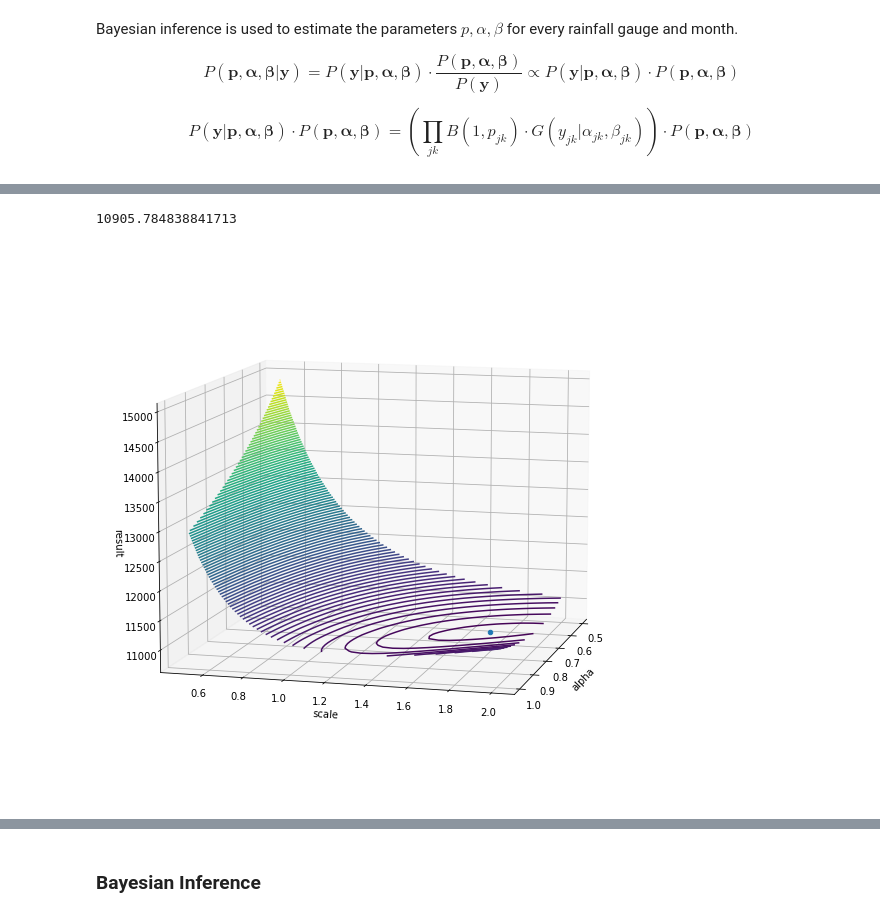
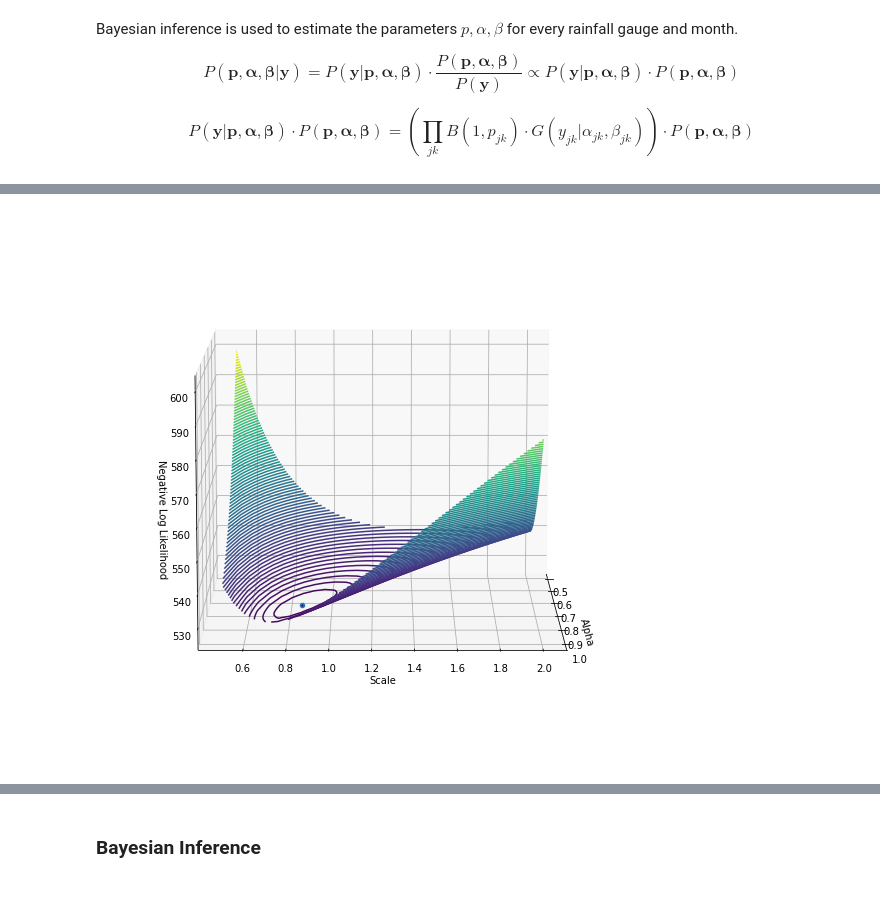
Before and after one commit to Jez-Carter/Bias_Correction, a Jupyter notebook: BC_Method_Development.ipynb, the cells around one changed output, grey strips where cells are left out. Cells and saved outputs as stored; diff of their text form; code cells hidden in the pictures.

Commit message:
MCMC Part Working on Multiple Sites

```diff
--- a/BC_Method_Development.ipynb
+++ b/BC_Method_Development.ipynb
@@ -253,0 +102,4 @@ data = metum_cube[:,50,50].data * 10**5 # Note I found that for some reason the
+# %%
+data = np.load(
+    "data/single_site_jan_precip.npy"
+)  # This is 38 years of daily data for January
@@ -265,16 +136,21 @@ MLE therefore involves minimising: $-\sum_{i} Log(B(1,p)\cdot G(y_{i}|\alpha,\be
 # %%
 # Defining the function to minimise:
 
+
 def negloglikelihoodsum(params):
-    p,a,scale = params[0],params[1],params[2]
+    p, alpha, scale = (
+        params[0],
+        params[1],
+        params[2],
+    )  # Note scale is 1/Beta and is the parameter used in the scipy.stats.gamma function instead of beta
 
-    BGs = []
+    BGs = []  # Array to fill with Bernoulli-Gamma values for each y_i in the data
 
     for yi in data:
         if yi == 0:
-            BG = 1-p
+            BG = 1 - p
         else:
-            BG = p*stats.gamma.pdf(yi, a=a,loc=0, scale=scale)
+            BG = p * stats.gamma.pdf(yi, a=alpha, loc=0, scale=scale)
         BGs.append(BG)
 
-    return(-np.sum(np.log(BGs)))
+    return -np.sum(np.log(BGs))
@@ -292,32 +188,28 @@ Optimization terminated successfully.
-# %%
-negloglikelihoodsum(results['x'])
-# %% [output]
-10905.784838841713
 # %%
 # Plotting the Negative LogLikelihood Space for Parameters Alpha and Beta with fixed P
 
-n=30
-p = results['x'][0]
+n = 30
+p = results["x"][0]
 alphas = np.linspace(0.5, 1, n)
 scales = np.linspace(0.5, 2, n)
 
-alphas,scales = np.meshgrid(alphas, scales)
-values = np.zeros((n,n))
+alphas, scales = np.meshgrid(alphas, scales)
+values = np.zeros((n, n))
 
-for i in np.arange(0,n,1):
-    for j in np.arange(0,n,1):
-        values[i,j] = negloglikelihoodsum([p,alphas[i,j],scales[i,j]])
+for i in np.arange(0, n, 1):
+    for j in np.arange(0, n, 1):
+        values[i, j] = negloglikelihoodsum([p, alphas[i, j], scales[i, j]])
 
 fig = plt.figure()
-ax = plt.axes(projection='3d')
-ax.contour3D(alphas, scales, values, 100)#, cmap='binary')
+ax = plt.axes(projection="3d")
+ax.contour3D(alphas, scales, values, 100)  # , cmap='binary')
 
-ax.set_xlabel('alpha')
-ax.set_ylabel('scale')
-ax.set_zlabel('result')
+ax.set_xlabel("Alpha")
+ax.set_ylabel("Scale")
+ax.set_zlabel("Negative Log Likelihood")
 
-ax.scatter(results['x'][1],results['x'][2],negloglikelihoodsum(results['x']))
+ax.scatter(results["x"][1], results["x"][2], negloglikelihoodsum(results["x"]))
 
-ax.view_init(10, 15)
+ax.view_init(10, 0)
 # %% [output]
-[figure, old version]
+[figure, new version]
```
Also changed, not shown: parts of 114 cells of this notebook, 3 other files.
